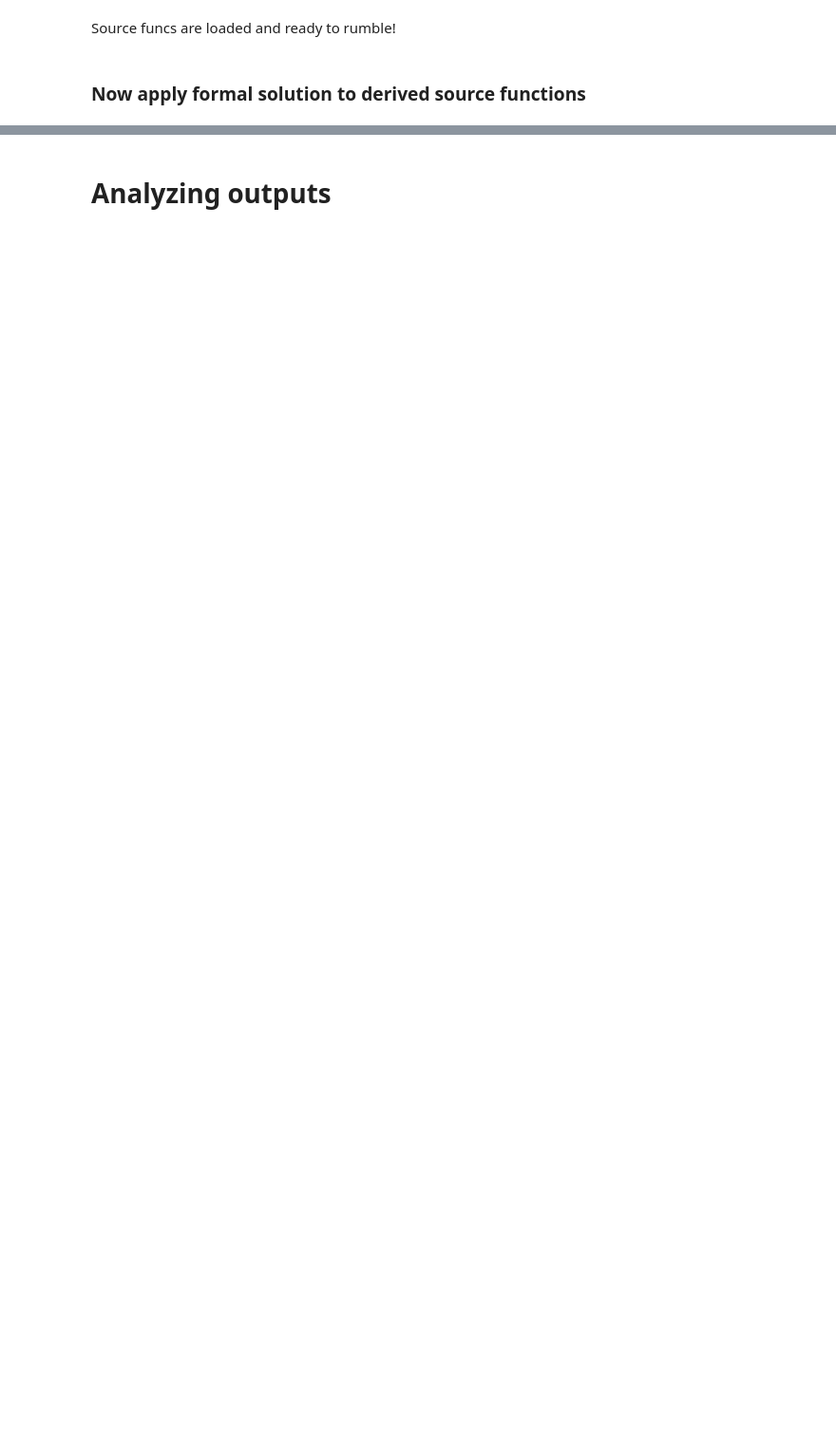
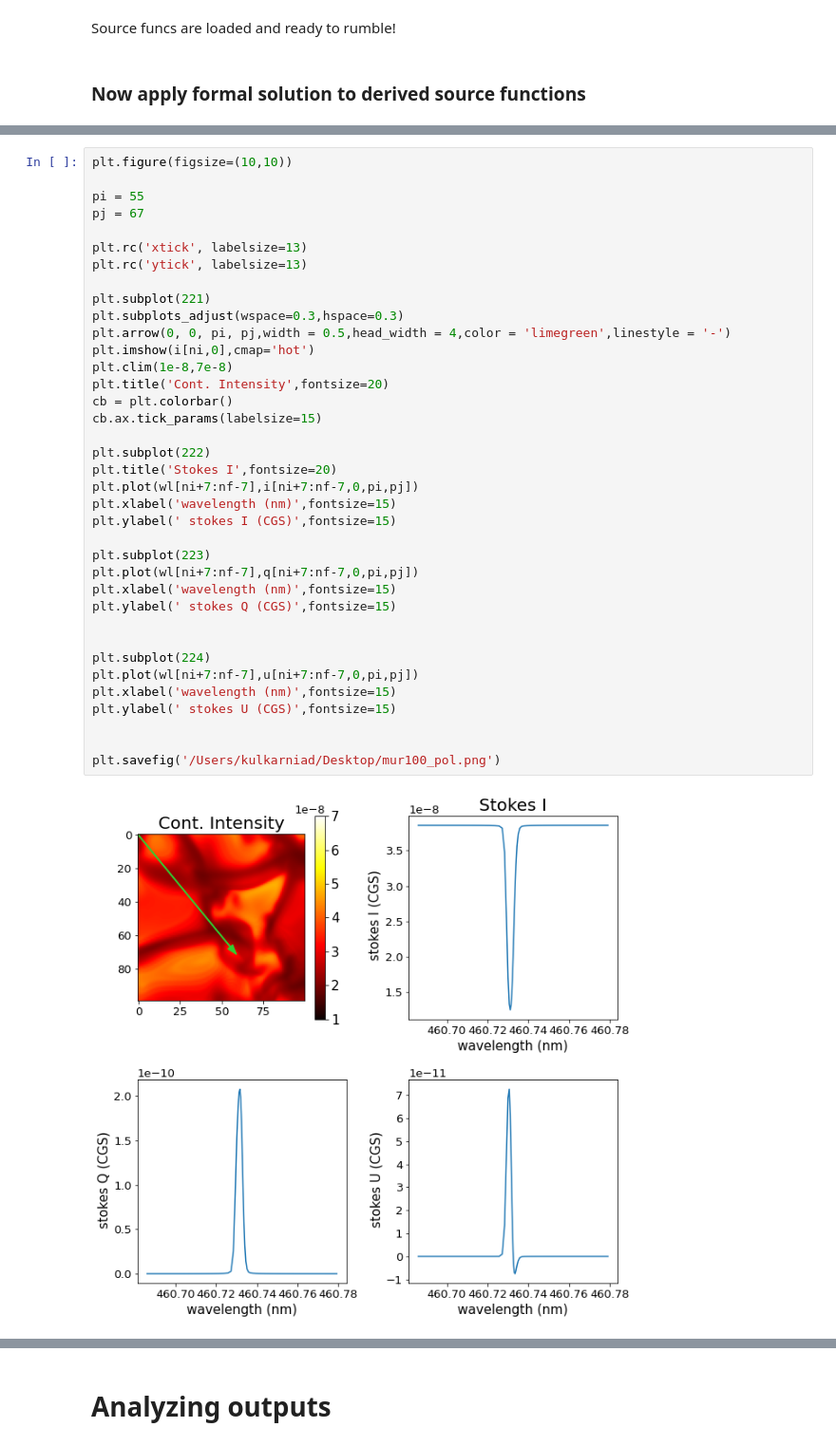
Before and after one commit to neerajkulk/reconstruct_hanle, a Jupyter notebook: scattering_pol/spol_synthesize.ipynb, the cells around one changed output, grey strips where cells are left out. Shown: that part at 95% size. Saved outputs shown, nothing was run; the diff lists cells and outputs as text; blank space fills up the shorter version.

```diff
--- a/scattering_pol/spol_synthesize.ipynb
+++ b/scattering_pol/spol_synthesize.ipynb
@@ -258,0 +266,39 @@ i_out.shape
+# %%
+plt.figure(figsize=(10,10))
+
+pi = 55
+pj = 67
+
+plt.rc('xtick', labelsize=13)
+plt.rc('ytick', labelsize=13)
+
+plt.subplot(221)
+plt.subplots_adjust(wspace=0.3,hspace=0.3)
+plt.arrow(0, 0, pi, pj,width = 0.5,head_width = 4,color = 'limegreen',linestyle = '-')
+plt.imshow(i[ni,0],cmap='hot')
+plt.clim(1e-8,7e-8)
+plt.title('Cont. Intensity',fontsize=20)
+cb = plt.colorbar()
+cb.ax.tick_params(labelsize=15)
+
+plt.subplot(222)
+plt.title('Stokes I',fontsize=20)
+plt.plot(wl[ni+7:nf-7],i[ni+7:nf-7,0,pi,pj])
+plt.xlabel('wavelength (nm)',fontsize=15)
+plt.ylabel(' stokes I (CGS)',fontsize=15)
+
+plt.subplot(223)
+plt.plot(wl[ni+7:nf-7],q[ni+7:nf-7,0,pi,pj])
+plt.xlabel('wavelength (nm)',fontsize=15)
+plt.ylabel(' stokes Q (CGS)',fontsize=15)
+
+
+plt.subplot(224)
+plt.plot(wl[ni+7:nf-7],u[ni+7:nf-7,0,pi,pj])
+plt.xlabel('wavelength (nm)',fontsize=15)
+plt.ylabel(' stokes U (CGS)',fontsize=15)
+
+
+plt.savefig('/Users/kulkarniad/Desktop/mur100_pol.png')
+# %% [output]
+[figure, added]
```
Also changed, not shown: parts of 93 cells of this notebook.
